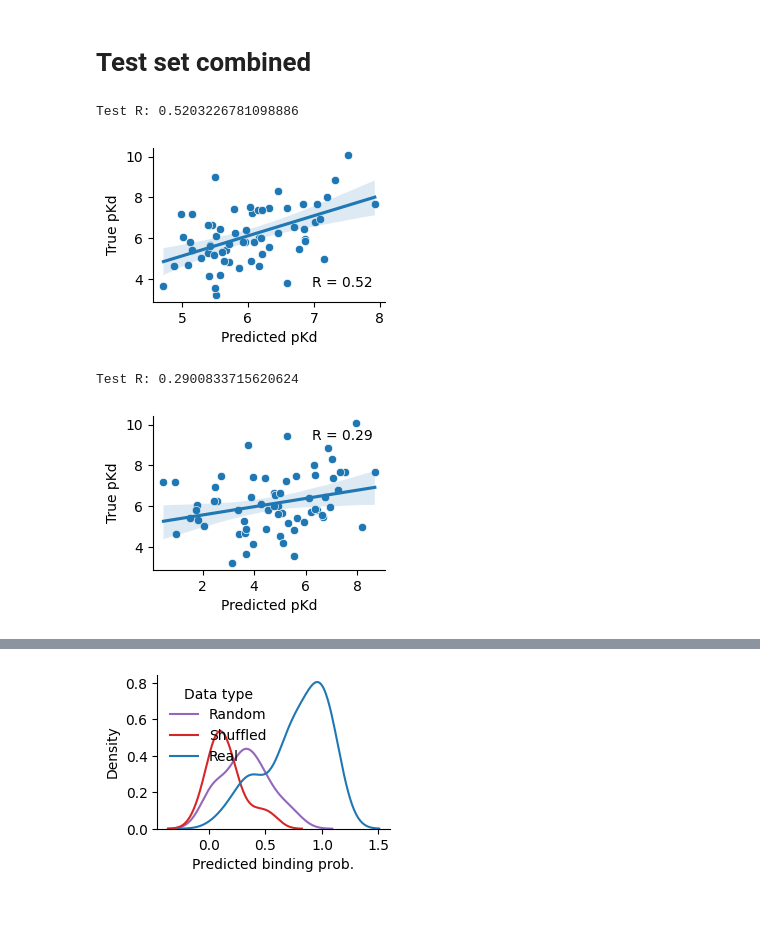
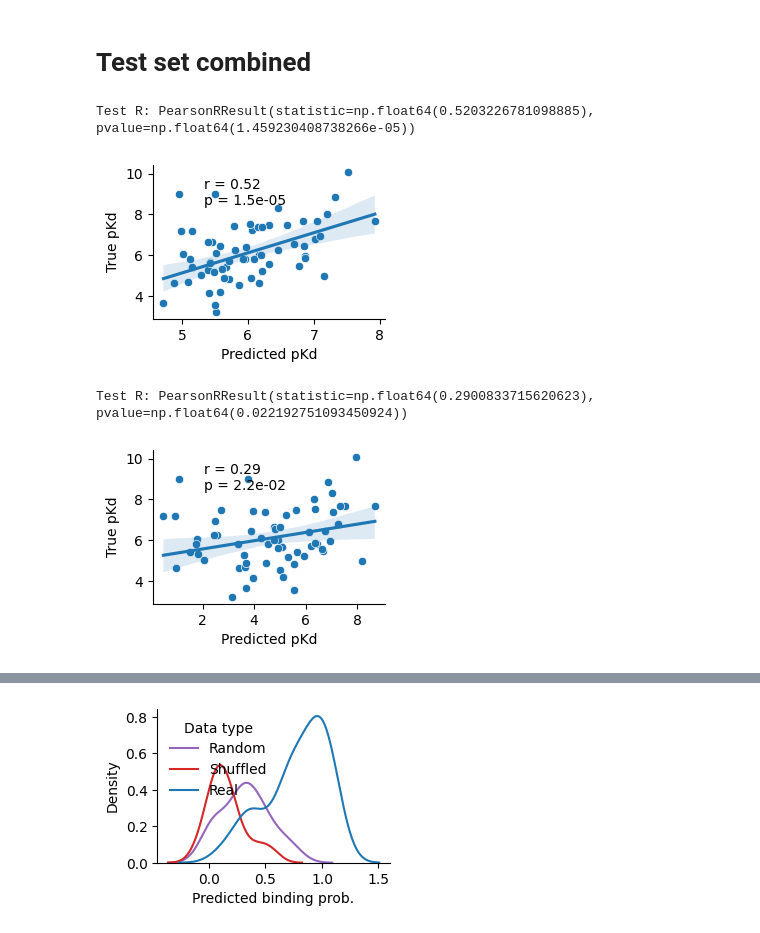
Before and after one commit to ErikHartman/PepBind, a Jupyter notebook: src/binding_score_function/notebooks/pred_equation_v2.ipynb, the cells around one changed output, grey strips where cells are left out. Drawn from its saved outputs; the diff is of its cells as text; code cells hidden in the pictures.

```diff
--- a/src/binding_score_function/notebooks/pred_equation_v2.ipynb
+++ b/src/binding_score_function/notebooks/pred_equation_v2.ipynb
@@ -53,9 +53,9 @@ sns.barplot(y=pKd_corr.values, x=pKd_corr.index)
 # %%
 def load_regression_data():
     base_dirs = [
-        "/home/er8813ha/immunopeptides/plots_v2_both/regression/",
-        "/home/er8813ha/immunopeptides/plots_v2_boltz/regression/",
-        "/home/er8813ha/immunopeptides/plots_v2_alphafold/regression/"
+        "../../../plots_v2_both/regression/",
+        "../../../plots_v2_boltz/regression/",
+        "../../../plots_v2_alphafold/regression/"
     ]
     train_regression_predictions = []
     val_regression_predictions = []
@@ -190,9 +192,9 @@ val_regression_predictions
 # %%
 def load_classification_data():
     base_dirs = [
-        "/home/er8813ha/immunopeptides/plots_v2_both/classification/",
-        "/home/er8813ha/immunopeptides/plots_v2_boltz/classification/",
-        "/home/er8813ha/immunopeptides/plots_v2_alphafold/classification/"
+        "../../../plots_v2_both/classification/",
+        "../../../plots_v2_boltz/classification/",
+        "../../../plots_v2_alphafold/classification/"
     ]
     train_classification_predictions = []
     val_classification_predictions = []
@@ -275,44 +279,46 @@ sns.despine()
 # %% [markdown]
 # Test set combined
 # %%
-real_x_test = pd.read_csv("/home/er8813ha/immunopeptides/data/x_y_v2/real_X_test.csv")
-real_y_test = pd.read_csv("/home/er8813ha/immunopeptides/data/x_y_v2/real_y_test.csv")
-shuffle_x_test = pd.read_csv("/home/er8813ha/immunopeptides/data/x_y_v2/shuffle_X_test.csv")
-random_x_test = pd.read_csv("/home/er8813ha/immunopeptides/data/x_y_v2/random_X_test.csv")
+real_x_test = pd.read_csv("../../../data/x_y_v2/real_X_test.csv")
+real_y_test = pd.read_csv("../../../data/x_y_v2/real_y_test.csv")
+shuffle_x_test = pd.read_csv("../../../data/x_y_v2/shuffle_X_test.csv")
+random_x_test = pd.read_csv("../../../data/x_y_v2/random_X_test.csv")
 real_test = real_x_test.merge(real_y_test, on="complex_filename")
 # %%
 test_predictions_reg = symbolic_predict(real_test, regression_scaling_parameters[regression_scaling_parameters["data_type"] == "alphafold"], regression_equation)
 test_predictions_reg = test_predictions_reg.merge(real_test[["complex_filename", "pKd"]], on="complex_filename")
 plt.figure(figsize=(3,2))
-r = stats.pearsonr(test_predictions_reg["symbolic_pred"], test_predictions_reg["pKd"])[0]
+r = stats.pearsonr(test_predictions_reg["symbolic_pred"], test_predictions_reg["pKd"])
 print("Test R:", r)
-sns.scatterplot(test_predictions_reg, x="symbolic_pred", y="pKd", color="tab:blue", label=f'R = {r:.2f}')
+sns.scatterplot(test_predictions_reg, x="symbolic_pred", y="pKd", color="tab:blue", label=f'r = {r[0]:.2f}\np = {r[1]:.1e}')
 sns.regplot(test_predictions_reg, x="symbolic_pred", y="pKd", scatter=False, color="tab:blue")
 sns.despine()
 plt.legend(frameon=False)
 plt.xlabel("Predicted pKd")
 plt.ylabel("True pKd")
+test_predictions_reg.to_csv("../../../source_data/2h_2.csv")
 #plt.savefig("./plots/v2_regression_equation_test_pred_vs_true.svg", dpi=300, bbox_inches='tight')
 # %% [output]
-Test R: 0.5203226781098886
+Test R: PearsonRResult(statistic=np.float64(0.5203226781098885), pvalue=np.float64(1.459230408738266e-05))
-[figure, old version]
+[figure, new version]
 # %%
 test_predictions_classification = symbolic_predict(real_test, classification_scaling_parameters[classification_scaling_parameters["data_type"] == "both"], classification_equation)
 test_predictions_real = test_predictions_classification.merge(test_predictions_reg, on="complex_filename", suffixes=("_classif", "_reg"))
 test_predictions_real["total_pred"] = test_predictions_real["symbolic_pred_classif"] * test_predictions_real["symbolic_pred_reg"]
 plt.figure(figsize=(3,2))
-r2 = stats.pearsonr(test_predictions_real["total_pred"], test_predictions_real["pKd"])[0]
-print("Test R:", r2)
-sns.scatterplot(test_predictions_real, x="total_pred", y="pKd", color="tab:blue", label=f'R = {r2:.2f}')
+r = stats.pearsonr(test_predictions_real["total_pred"], test_predictions_real["pKd"])
+print("Test R:", r)
+sns.scatterplot(test_predictions_real, x="total_pred", y="pKd", color="tab:blue", label=f'r = {r[0]:.2f}\np = {r[1]:.1e}')
 sns.regplot(test_predictions_real, x="total_pred", y="pKd", scatter=False, color="tab:blue")
 sns.despine()
 plt.legend(frameon=False)
 plt.xlabel("Predicted pKd")
 plt.ylabel("True pKd")
-#plt.savefig("./plots/v2_combined_equation_test_pred_vs_true.svg", dpi=300, bbox_inches='tight')
+test_predictions_real.to_csv("../../../source_data/2i_2.csv")
+plt.savefig("./plots/v2_combined_equation_test_pred_vs_true.svg", dpi=300, bbox_inches='tight')
 # %% [output]
-Test R: 0.2900833715620624
+Test R: PearsonRResult(statistic=np.float64(0.2900833715620623), pvalue=np.float64(0.022192751093450924))
-[figure, old version]
+[figure, new version]
 # %%
 random_predictions_class = symbolic_predict(random_x_test, classification_scaling_parameters[classification_scaling_parameters["data_type"] == "both"], classification_equation)
 shuffle_predictions_class = symbolic_predict(shuffle_x_test, classification_scaling_parameters[classification_scaling_parameters["data_type"] == "both"], classification_equation)
```
Also changed, not shown: parts of 10 cells of this notebook, 19 other files.
